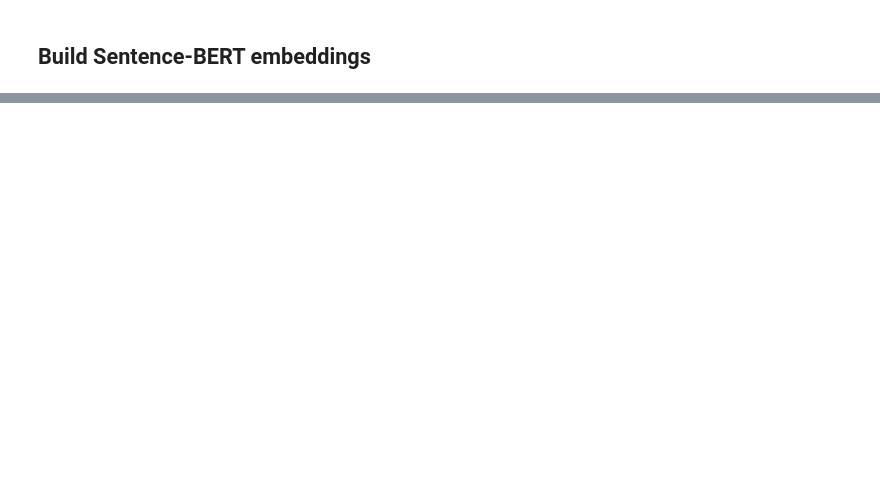
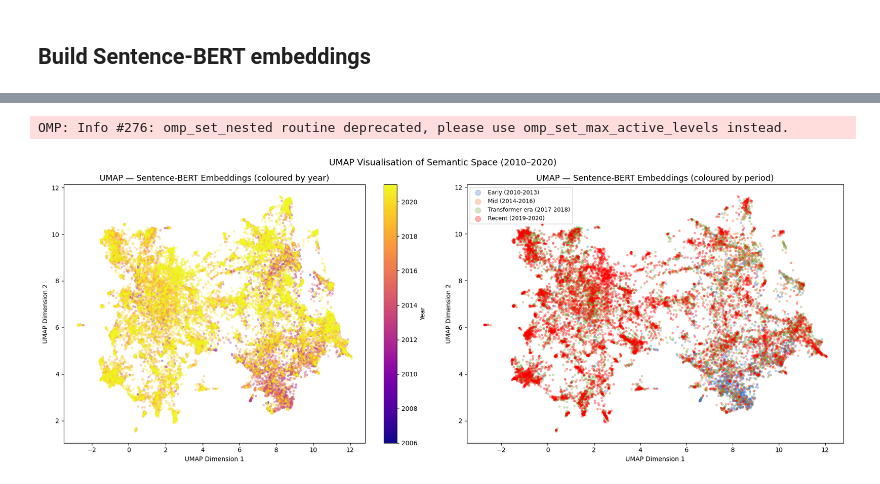
Before and after one commit to k7official/Team38_AI_and_Text_Analytics, a Jupyter notebook: notebooks/pca_temporal_drift.ipynb, the cells around one changed output, grey strips where cells are left out. Cells and saved outputs as stored; diff of their text form; code cells hidden in the pictures; blank space fills up the shorter version.

```diff
--- a/notebooks/pca_temporal_drift.ipynb
+++ b/notebooks/pca_temporal_drift.ipynb
@@ -418,0 +766,80 @@ print("Embedding shape:", X_embed.shape)
+# %%
+import umap
+
+# ── Fit UMAP ─────────────────────────────────────────────────────
+reducer = umap.UMAP(
+    n_components=2,
+    n_neighbors=15,
+    min_dist=0.1,
+    random_state=42,
+    metric='cosine'    # cosine is better for embeddings than euclidean
+)
+
+umap_2d = reducer.fit_transform(X_embed)
+
+df_analysis['umap_x'] = umap_2d[:, 0]
+df_analysis['umap_y'] = umap_2d[:, 1]
+
+# ── Plot coloured by year ─────────────────────────────────────────
+fig, axes = plt.subplots(1, 2, figsize=(18, 7))
+
+# Left — coloured by year
+ax = axes[0]
+for year in years:
+    mask = df_analysis['year'] == year
+    ax.scatter(
+        df_analysis.loc[mask, 'umap_x'],
+        df_analysis.loc[mask, 'umap_y'],
+        c=[year_to_color[year]], alpha=0.3, s=8
+    )
+ax.set_title('UMAP — Sentence-BERT Embeddings (coloured by year)',
+             fontsize=13)
+ax.set_xlabel('UMAP Dimension 1')
+ax.set_ylabel('UMAP Dimension 2')
+sm = plt.cm.ScalarMappable(cmap='plasma',
+     norm=plt.Normalize(vmin=min(years), vmax=max(years)))
+plt.colorbar(sm, ax=ax, label='Year')
+
+# Right — coloured by period
+ax = axes[1]
+period_map = {
+    2010: 'Early (2010-2013)', 2011: 'Early (2010-2013)',
+    2012: 'Early (2010-2013)', 2013: 'Early (2010-2013)',
+    2014: 'Mid (2014-2016)',   2015: 'Mid (2014-2016)',
+    2016: 'Mid (2014-2016)',
+    2017: 'Transformer era (2017-2018)',
+    2018: 'Transformer era (2017-2018)',
+    2019: 'Recent (2019-2020)',
+    2020: 'Recent (2019-2020)'
+}
+period_colors = {
+    'Early (2010-2013)':          '#4472C4',
+    'Mid (2014-2016)':            '#ED7D31',
+    'Transformer era (2017-2018)':'#70AD47',
+    'Recent (2019-2020)':         '#FF0000'
+}
+
+df_analysis['period'] = df_analysis['year'].map(period_map)
+
+for period, color in period_colors.items():
+    mask = df_analysis['period'] == period
+    ax.scatter(
+        df_analysis.loc[mask, 'umap_x'],
+        df_analysis.loc[mask, 'umap_y'],
+        c=color, alpha=0.3, s=8, label=period
+    )
+ax.set_title('UMAP — Sentence-BERT Embeddings (coloured by period)',
+             fontsize=13)
+ax.set_xlabel('UMAP Dimension 1')
+ax.set_ylabel('UMAP Dimension 2')
+ax.legend(markerscale=3, fontsize=9)
+
+plt.suptitle('UMAP Visualisation of Semantic Space (2010–2020)',
+             fontsize=14)
+plt.tight_layout()
+plt.savefig("../outputs/figures/umap_embeddings.png",
+            dpi=150, bbox_inches='tight')
+plt.show()
+# %% [output]
+OMP: Info #276: omp_set_nested routine deprecated, please use omp_set_max_active_levels instead.
+[figure, added]
```
Also changed, not shown: parts of 30 cells of this notebook, 4 other files.
